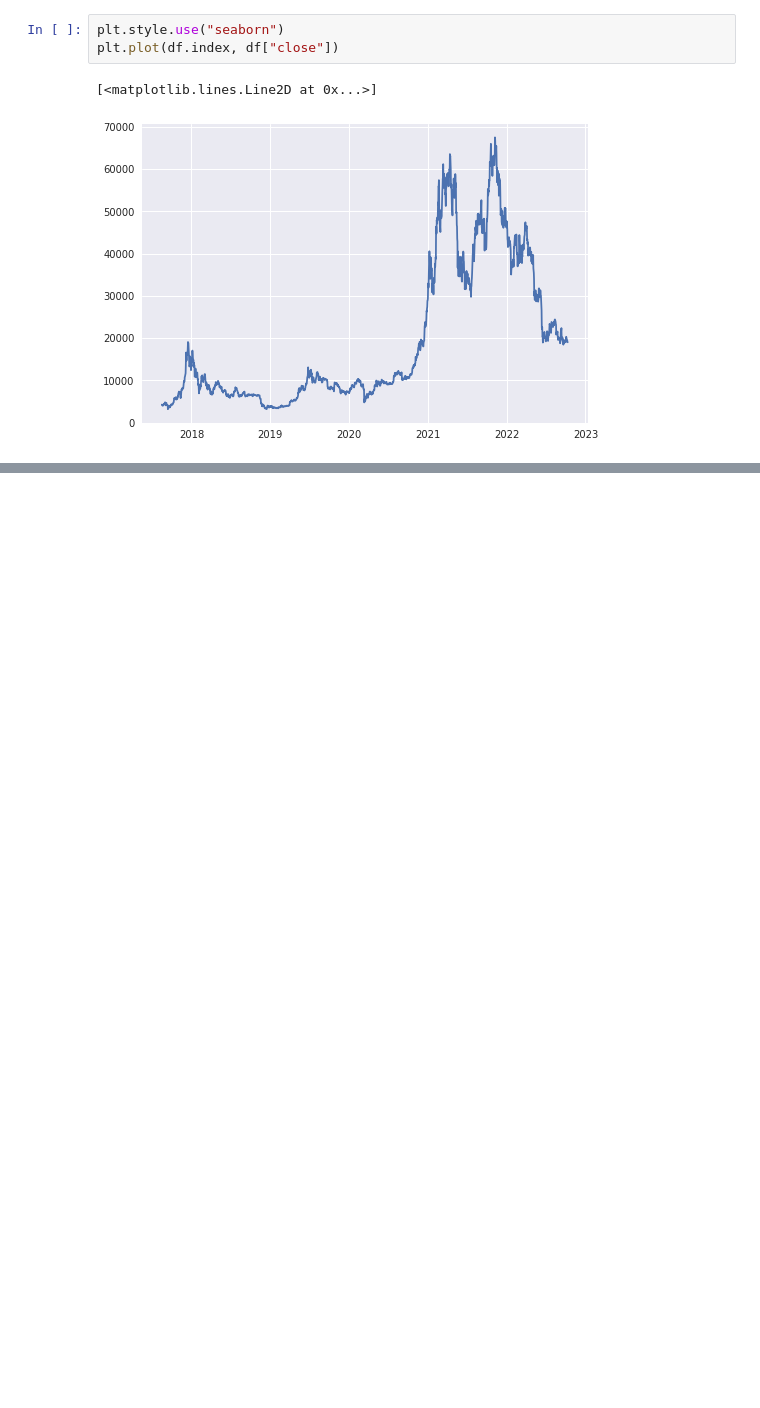
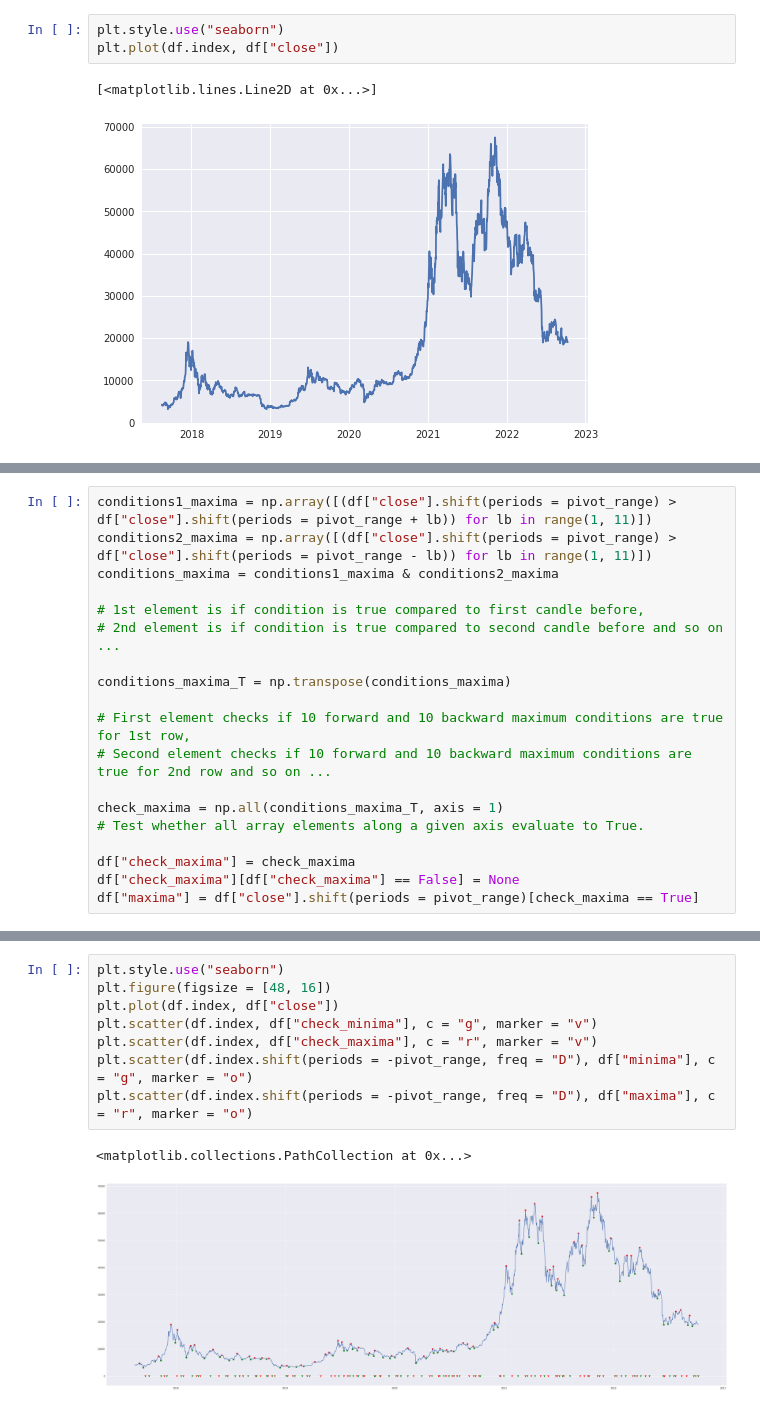
Before and after one commit to adevrent/freqtrade_custom_strats, a Jupyter notebook: python_concepts/pivot_points/pivots_pandas_version.ipynb, the cells around one changed output, grey strips where cells are left out. Saved outputs shown, nothing was run; the diff lists cells and outputs as text; blank space fills up the shorter version.

Commit message:
finished pandas native pivots code

```diff
--- a/python_concepts/pivot_points/pivots_pandas_version.ipynb
+++ b/python_concepts/pivot_points/pivots_pandas_version.ipynb
@@ -50,0 +66,19 @@ Name: close, Length: 1883, dtype: float64
+# %%
+conditions1_maxima = np.array([(df["close"].shift(periods = pivot_range) > df["close"].shift(periods = pivot_range + lb)) for lb in range(1, 11)])
+conditions2_maxima = np.array([(df["close"].shift(periods = pivot_range) > df["close"].shift(periods = pivot_range - lb)) for lb in range(1, 11)])
+conditions_maxima = conditions1_maxima & conditions2_maxima
+
+# 1st element is if condition is true compared to first candle before,
+# 2nd element is if condition is true compared to second candle before and so on ...
+
+conditions_maxima_T = np.transpose(conditions_maxima)
+
+# First element checks if 10 forward and 10 backward maximum conditions are true for 1st row,
+# Second element checks if 10 forward and 10 backward maximum conditions are true for 2nd row and so on ...
+
+check_maxima = np.all(conditions_maxima_T, axis = 1)
+# Test whether all array elements along a given axis evaluate to True.
+
+df["check_maxima"] = check_maxima
+df["check_maxima"][df["check_maxima"] == False] = None
+df["maxima"] = df["close"].shift(periods = pivot_range)[check_maxima == True]
@@ -50,0 +100,11 @@ Name: close, Length: 1883, dtype: float64
+# %%
+plt.style.use("seaborn")
+plt.figure(figsize = [48, 16])
+plt.plot(df.index, df["close"])
+plt.scatter(df.index, df["check_minima"], c = "g", marker = "v")
+plt.scatter(df.index, df["check_maxima"], c = "r", marker = "v")
+plt.scatter(df.index.shift(periods = -pivot_range, freq = "D"), df["minima"], c = "g", marker = "o")
+plt.scatter(df.index.shift(periods = -pivot_range, freq = "D"), df["maxima"], c = "r", marker = "o")
+# %% [output]
+<matplotlib.collections.PathCollection at 0x...>
+[figure, added]
```
Also changed, not shown: parts of 5 cells of this notebook.
